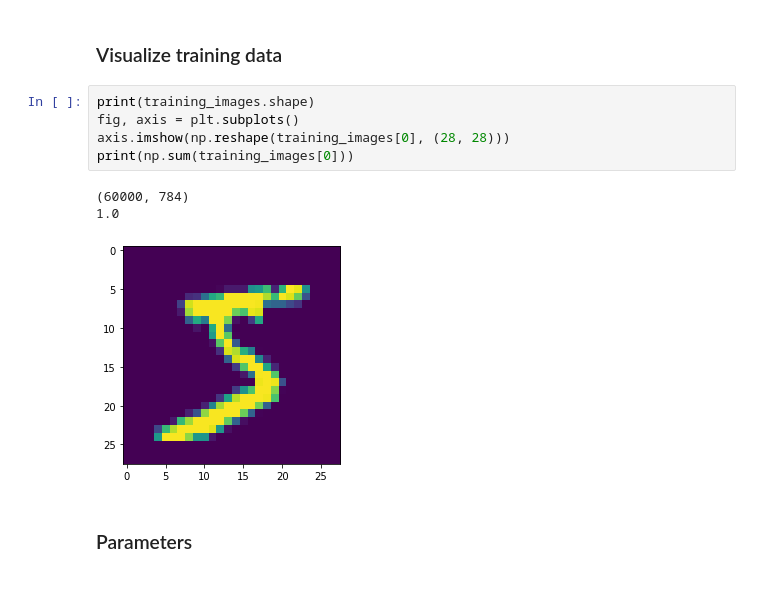
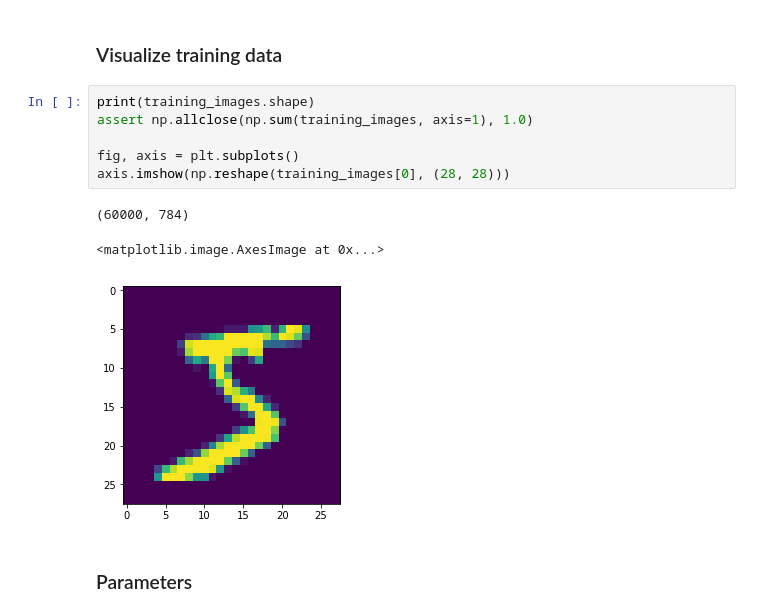
Before and after one commit to neworderofjamie/genn_software_showcase, a Jupyter notebook: first_layer.ipynb, the cells around one changed output. Saved outputs shown, nothing was run; the diff lists cells and outputs as text; blank space fills up the shorter version.

```diff
--- a/first_layer.ipynb
+++ b/first_layer.ipynb
@@ -10,13 +10,14 @@ training_labels = np.load("training_labels.npy")
 ### Visualize training data
 # %%
 print(training_images.shape)
+assert np.allclose(np.sum(training_images, axis=1), 1.0)
+
 fig, axis = plt.subplots()
 axis.imshow(np.reshape(training_images[0], (28, 28)))
-print(np.sum(training_images[0]))
 # %% [output]
 (60000, 784)
-1.0
+<matplotlib.image.AxesImage at 0x...>
-[figure, old version]
+[figure, new version]
 # %% [markdown]
 ### Parameters
 # %%
```
Also changed, not shown: parts of 2 cells of this notebook.
